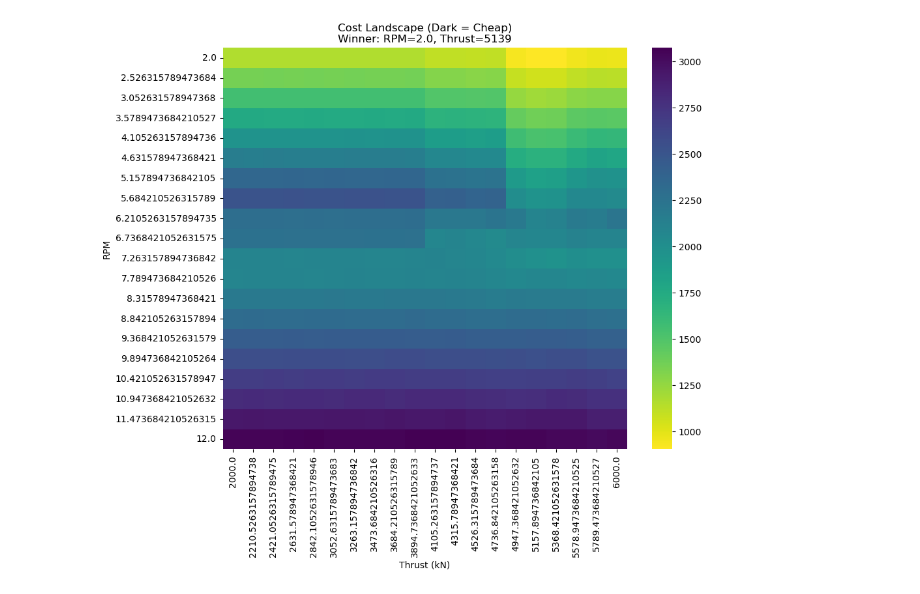
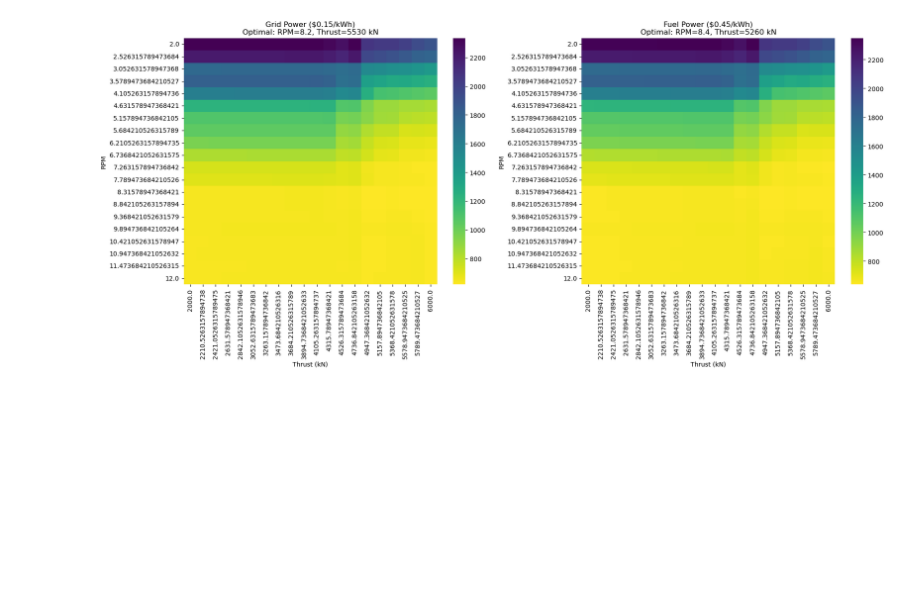
Before and after one commit to wxb-sly/tbm-rop-predictor, a Jupyter notebook: notebooks/04_optimize.ipynb, the cells around one changed output. Drawn from its saved outputs; the diff is of its cells as text; code cells hidden in the pictures; blank space fills up the shorter version.

Commit message:
Refractor: add finance graphs

```diff
--- a/notebooks/04_optimize.ipynb
+++ b/notebooks/04_optimize.ipynb
@@ -92,12 +161,22 @@ result = differential_evolution( # here we didnt call fxn and use (), we are not
 # %%
-best_rpm = result.x[0]
-best_thrust = result.x[1]
-min_cost = result.fun
+best_rpm_grid = result_grid.x[0]
+best_thrust_grid = result_grid.x[1]
+min_cost_grid = result_grid.fun
 
-print(f"--- OPTIMAL STRATEGY ---")
-print(f"Set RPM to:     {best_rpm:.2f}")
-print(f"Set Thrust to:  {best_thrust:.0f} kN")
-print(f"Min Cost:       ${min_cost:.2f} / m")
+print(f"--- OPTIMAL STRATEGY for GRID ---")
+print(f"Set RPM to:     {best_rpm_grid:.2f}")
+print(f"Set Thrust to:  {best_thrust_grid:.0f} kN")
+print(f"Min Cost:       ${min_cost_grid:.2f} / m")
+
+best_rpm_fuel = result_fuel.x[0]
+best_thrust_fuel = result_fuel.x[1]
+min_cost_fuel = result_fuel.fun
+
+print(f"--- OPTIMAL STRATEGY for FUEL---")
+print(f"Set RPM to:     {best_rpm_fuel:.2f}")
+print(f"Set Thrust to:  {best_thrust_fuel:.0f} kN")
+print(f"Min Cost:       ${min_cost_fuel:.2f} / m")
+
 
 # --- 5. THE VISUALIZATION (The Map) ---
 # Since Scipy doesn't give us the map, we quickly generate a coarse grid
@@ -106,26 +185,43 @@ print(f"Min Cost:       ${min_cost:.2f} / m")
 # Create a 20x20 grid
 rpm_grid = np.linspace(2, 12, 20)
 thrust_grid = np.linspace(2000, 6000, 20)
-heatmap_data = []
 
+# Grid 1: For GRID pricing (0.15)
+heatmap_data_grid = []
 for r in rpm_grid:
     for t in thrust_grid:
-        # Reuse our function!
-        c = obj_fxn([r, t])
-        heatmap_data.append({'RPM': r, 'Thrust': t, 'Cost': c})
+        c = obj_fxn([r, t], 0.15)
+        heatmap_data_grid.append({'RPM': r, 'Thrust': t, 'Cost': c})
 
-# Plot
-df_viz = pd.DataFrame(heatmap_data)
-pivot = df_viz.pivot(index='RPM', columns='Thrust', values='Cost')
+# Grid 2: For FUEL pricing (0.45)
+heatmap_data_fuel = []
+for r in rpm_grid:
+    for t in thrust_grid:
+        c = obj_fxn([r, t], 0.45)
+        heatmap_data_fuel.append({'RPM': r, 'Thrust': t, 'Cost': c})
 
-plt.figure(figsize=(10, 8))
-sns.heatmap(pivot, cmap='viridis_r', annot=False)
-# 'viridis_r' reversed means Dark Blue = Low Cost (The Valley)
-# Bright Yellow = High Cost (The Peaks)
+# Create DataFrames and pivot tables
+df_viz_grid = pd.DataFrame(heatmap_data_grid)
+pivot_grid = df_viz_grid.pivot(index='RPM', columns='Thrust', values='Cost')
 
-# Mark the winner
-plt.title(f"Cost Landscape (Dark = Cheap)\nWinner: RPM={best_rpm:.1f}, Thrust={best_thrust:.0f}")
-plt.xlabel("Thrust (kN)")
-plt.ylabel("RPM")
+df_viz_fuel = pd.DataFrame(heatmap_data_fuel)
+pivot_fuel = df_viz_fuel.pivot(index='RPM', columns='Thrust', values='Cost')
+
+# Create two plots side by side
+fig, (ax1, ax2) = plt.subplots(1, 2, figsize=(18, 8))
+
+# Plot 1: Grid power
+sns.heatmap(pivot_grid, cmap='viridis_r', annot=False, ax=ax1)
+ax1.set_title(f"Grid Power ($0.15/kWh)\nOptimal: RPM={best_rpm_grid:.1f}, Thrust={best_thrust_grid:.0f} kN")
+ax1.set_xlabel("Thrust (kN)")
+ax1.set_ylabel("RPM")
+
+# Plot 2: Fuel power
+sns.heatmap(pivot_fuel, cmap='viridis_r', annot=False, ax=ax2)
+ax2.set_title(f"Fuel Power ($0.45/kWh)\nOptimal: RPM={best_rpm_fuel:.1f}, Thrust={best_thrust_fuel:.0f} kN")
+ax2.set_xlabel("Thrust (kN)")
+ax2.set_ylabel("RPM")
+
+plt.tight_layout()
 plt.show()
 # %% [output]
@@ -136 +236 @@ Min Cost:       $897.16 / m
-[figure, old version]
+[figure, new version]
```
Also changed, not shown: parts of 5 cells of this notebook.
